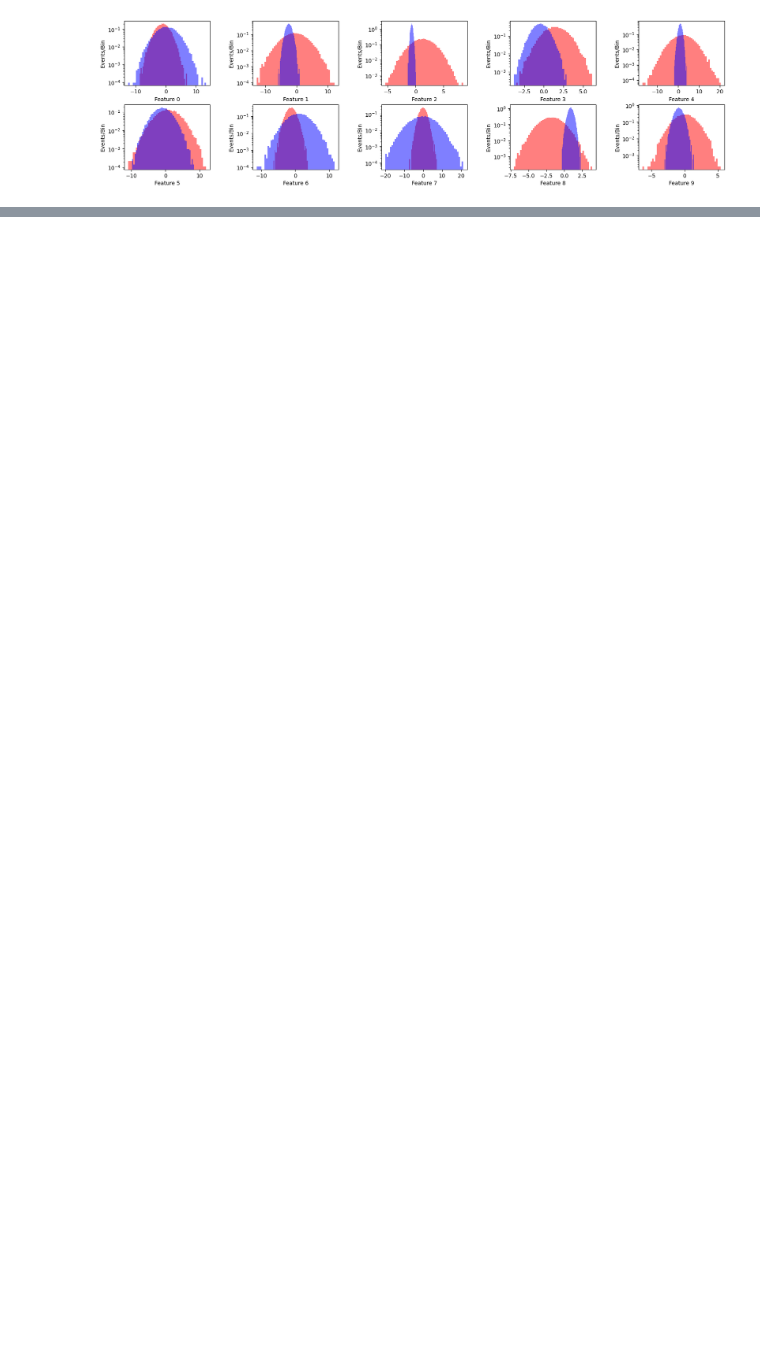
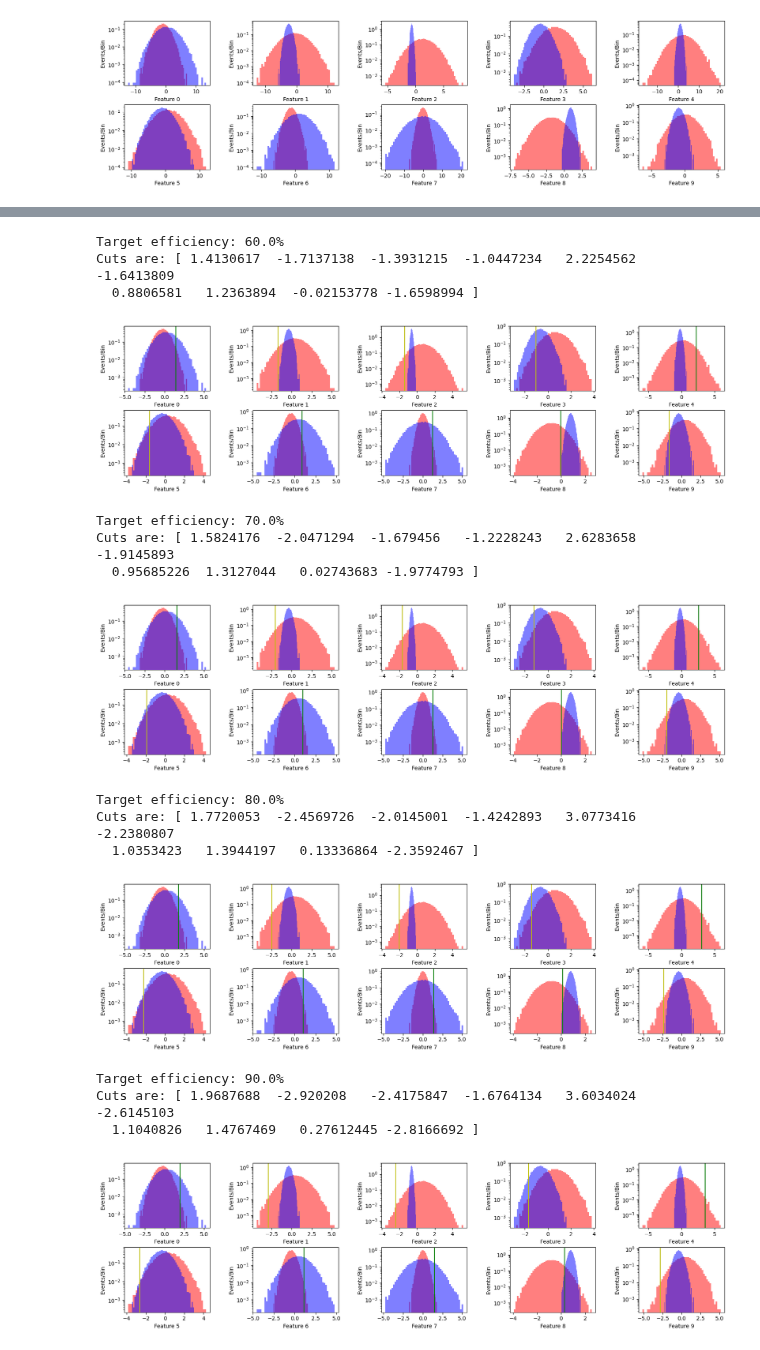
Before and after one commit to scipp-atlas/cabin-notebooks, a Jupyter notebook: EfficiencyScan.ipynb, the cells around one changed output, grey strips where cells are left out. Drawn from its saved outputs; the diff is of its cells as text; code cells hidden in the pictures; blank space fills up the shorter version.

```diff
--- a/EfficiencyScan.ipynb
+++ b/EfficiencyScan.ipynb
@@ -105,0 +180,19 @@ optimizer = torch.optim.SGD(net.parameters(), lr=learning_rate)
+# %%
+LearningCutsUtils.LearningCutsUtils.plotfeatures(net,x_signal,x_backgr,sc)
+# %% [output]
+Target efficiency: 60.0%
+Cuts are: [ 1.4130617  -1.7137138  -1.3931215  -1.0447234   2.2254562  -1.6413809
+  0.8806581   1.2363894  -0.02153778 -1.6598994 ]
+[figure, added]
+Target efficiency: 70.0%
+Cuts are: [ 1.5824176  -2.0471294  -1.679456   -1.2228243   2.6283658  -1.9145893
+  0.95685226  1.3127044   0.02743683 -1.9774793 ]
+[figure, added]
+Target efficiency: 80.0%
+Cuts are: [ 1.7720053  -2.4569726  -2.0145001  -1.4242893   3.0773416  -2.2380807
+  1.0353423   1.3944197   0.13336864 -2.3592467 ]
+[figure, added]
+Target efficiency: 90.0%
+Cuts are: [ 1.9687688  -2.920208   -2.4175847  -1.6764134   3.6034024  -2.6145103
+  1.1040826   1.4767469   0.27612445 -2.8166692 ]
+[figure, added]
```
Also changed, not shown: parts of 5 cells of this notebook.
